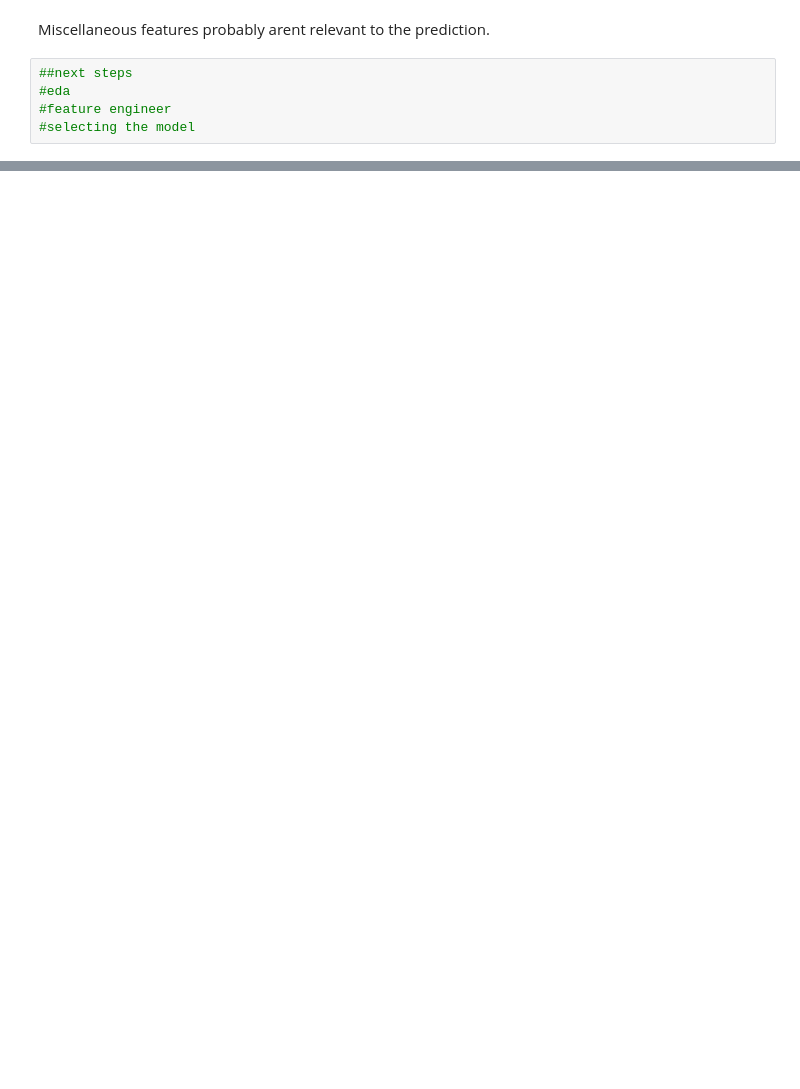
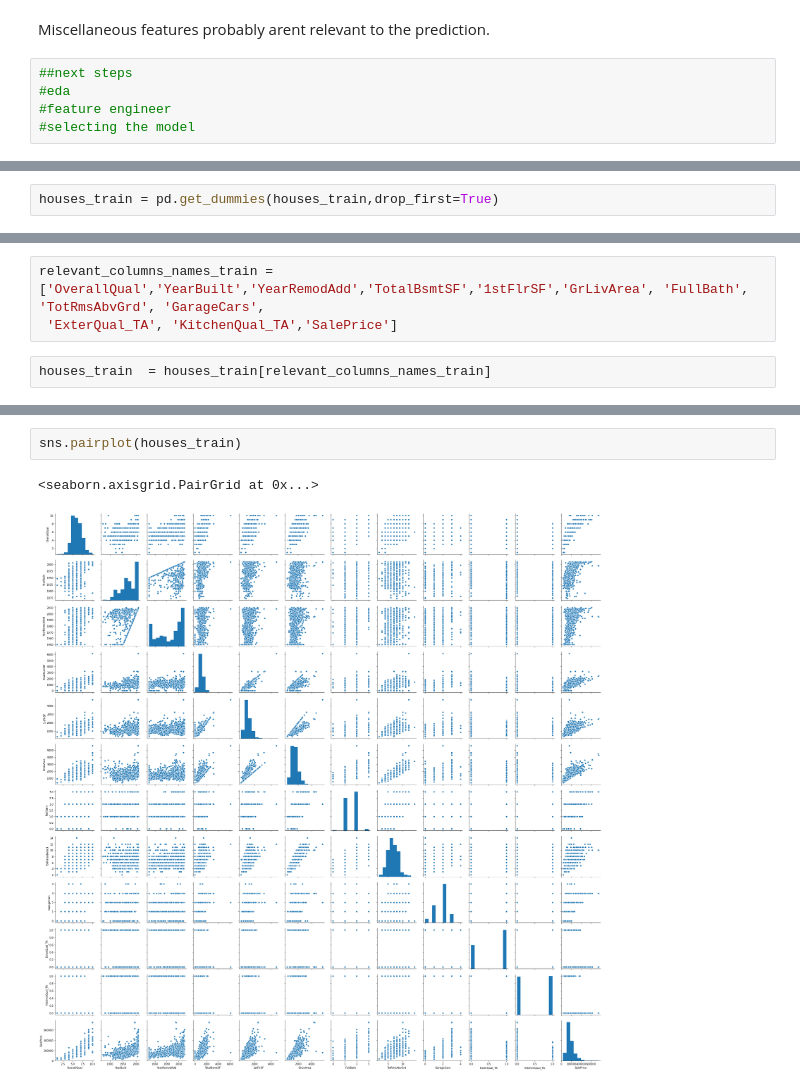
Before and after one commit to RaphaelRoriz/Machine-learning, a Jupyter notebook: housesPricesDataset/House Prices regressions.ipynb, the cells around one changed output, grey strips where cells are left out. Saved outputs shown, nothing was run; the diff lists cells and outputs as text; blank space fills up the shorter version.

```diff
--- a/housesPricesDataset/House Prices regressions.ipynb
+++ b/housesPricesDataset/House Prices regressions.ipynb
@@ -633,0 +622,2 @@ Miscellaneous features probably arent relevant to the prediction.
+# %%
+houses_train = pd.get_dummies(houses_train,drop_first=True)
@@ -633,0 +671,5 @@ Miscellaneous features probably arent relevant to the prediction.
+# %%
+relevant_columns_names_train = ['OverallQual','YearBuilt','YearRemodAdd','TotalBsmtSF','1stFlrSF','GrLivArea', 'FullBath', 'TotRmsAbvGrd', 'GarageCars',
+ 'ExterQual_TA', 'KitchenQual_TA','SalePrice']
+# %%
+houses_train  = houses_train[relevant_columns_names_train]
@@ -633,0 +693,5 @@ Miscellaneous features probably arent relevant to the prediction.
+# %%
+sns.pairplot(houses_train)
+# %% [output]
+<seaborn.axisgrid.PairGrid at 0x...>
+[figure, added]
```
Also changed, not shown: parts of 65 cells of this notebook.
